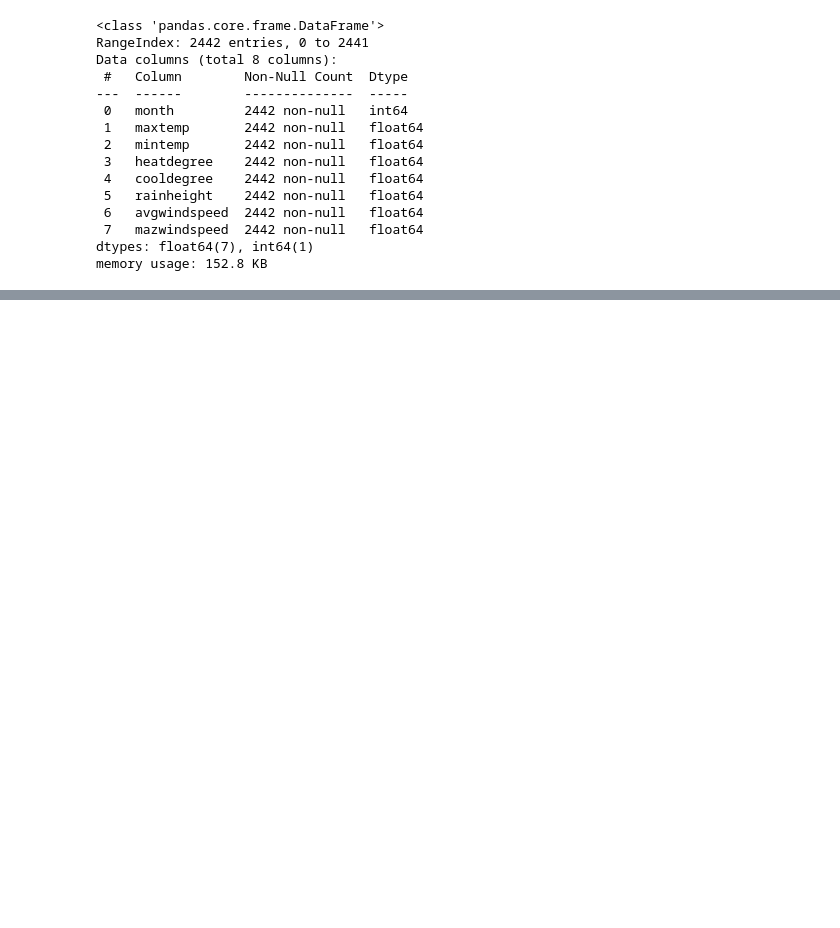
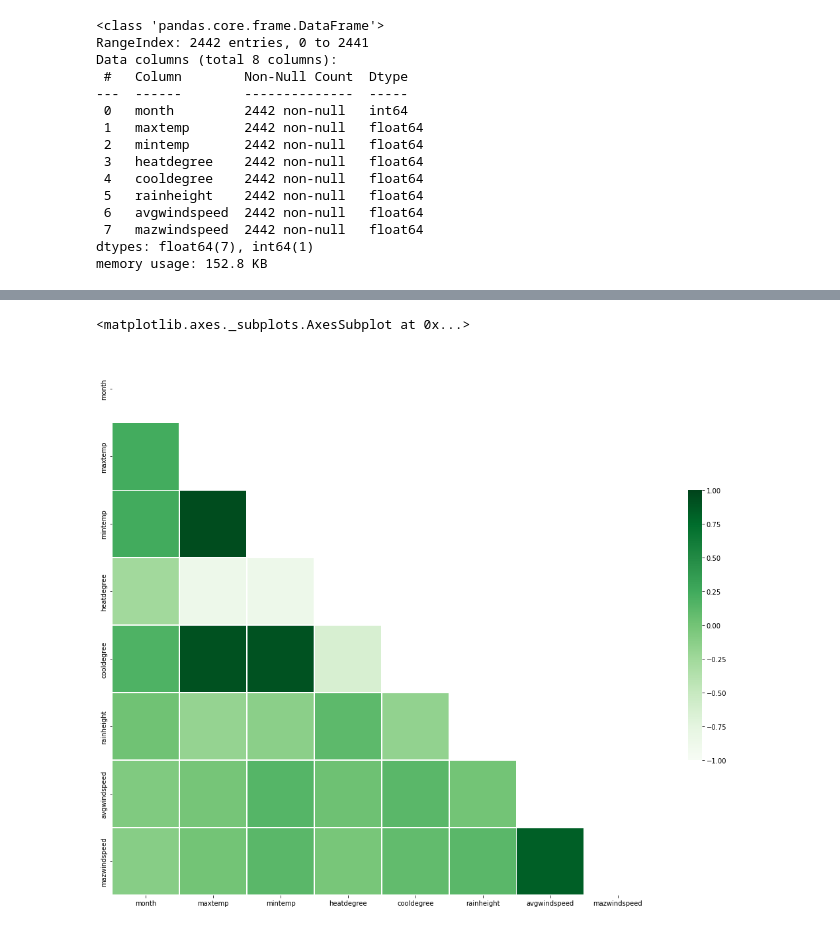
Before and after one commit to spros1/Methods-and-Algorithms_Work_Semester_21-22, a Jupyter notebook: Meteorological_Measurements_AthensCenter.ipynb, the cells around one changed output, grey strips where cells are left out. Saved outputs shown, nothing was run; the diff lists cells and outputs as text; code cells hidden in the pictures; blank space fills up the shorter version.

```diff
--- a/Meteorological_Measurements_AthensCenter.ipynb
+++ b/Meteorological_Measurements_AthensCenter.ipynb
@@ -141,0 +211,7 @@ memory usage: 152.8 KB
+# %%
+## heatmap
+plt.figure(figsize=(20,15))
+sns.heatmap(df_09_16.corr(), cmap="Greens",mask=np.triu(np.ones_like(df_09_16.corr(), dtype=bool)) , center=0, vmin=-1, vmax=1, square=True, linewidths=.5, cbar_kws={"shrink": .5})
+# %% [output]
+<matplotlib.axes._subplots.AxesSubplot at 0x...>
+[figure, added]
```
Also changed, not shown: parts of 35 cells of this notebook.
